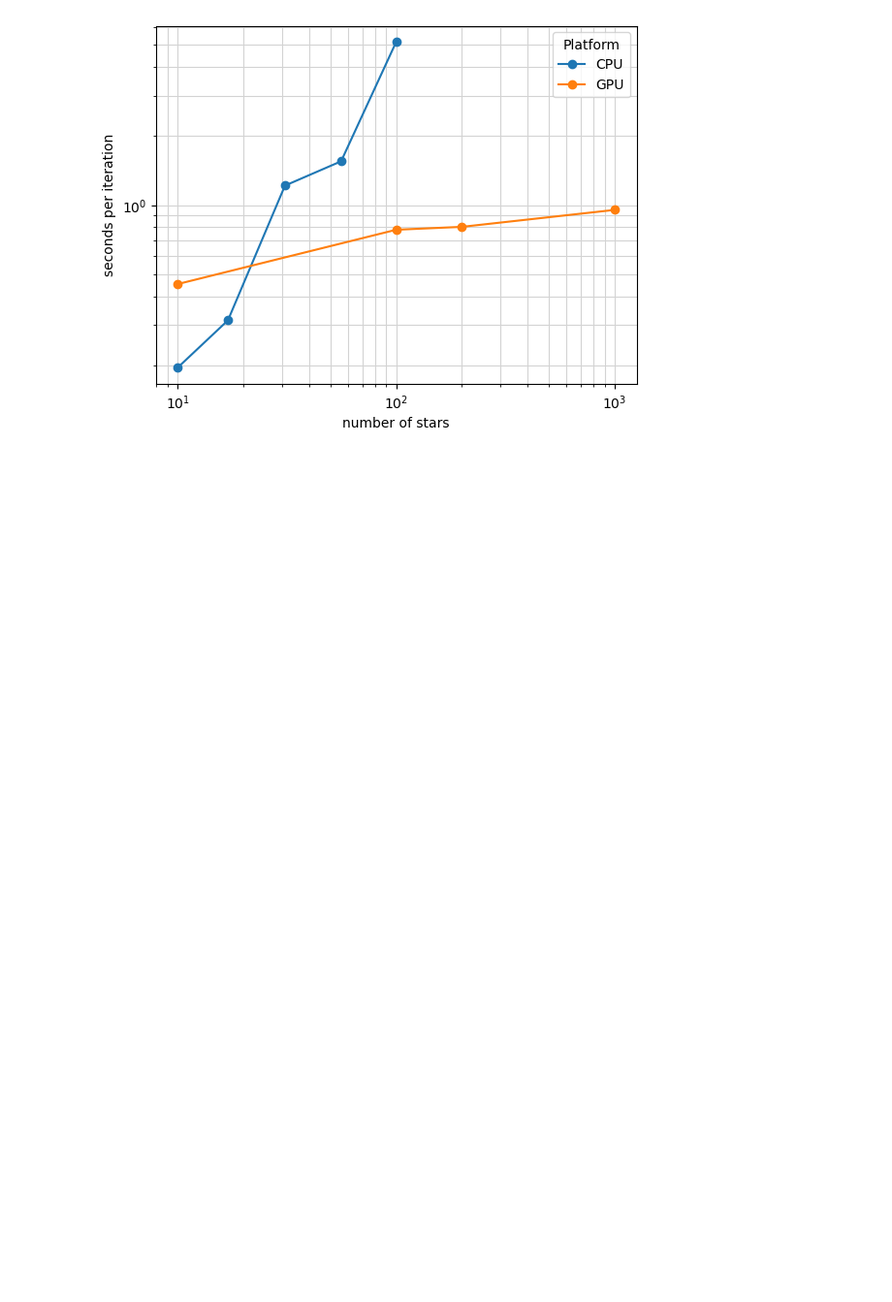
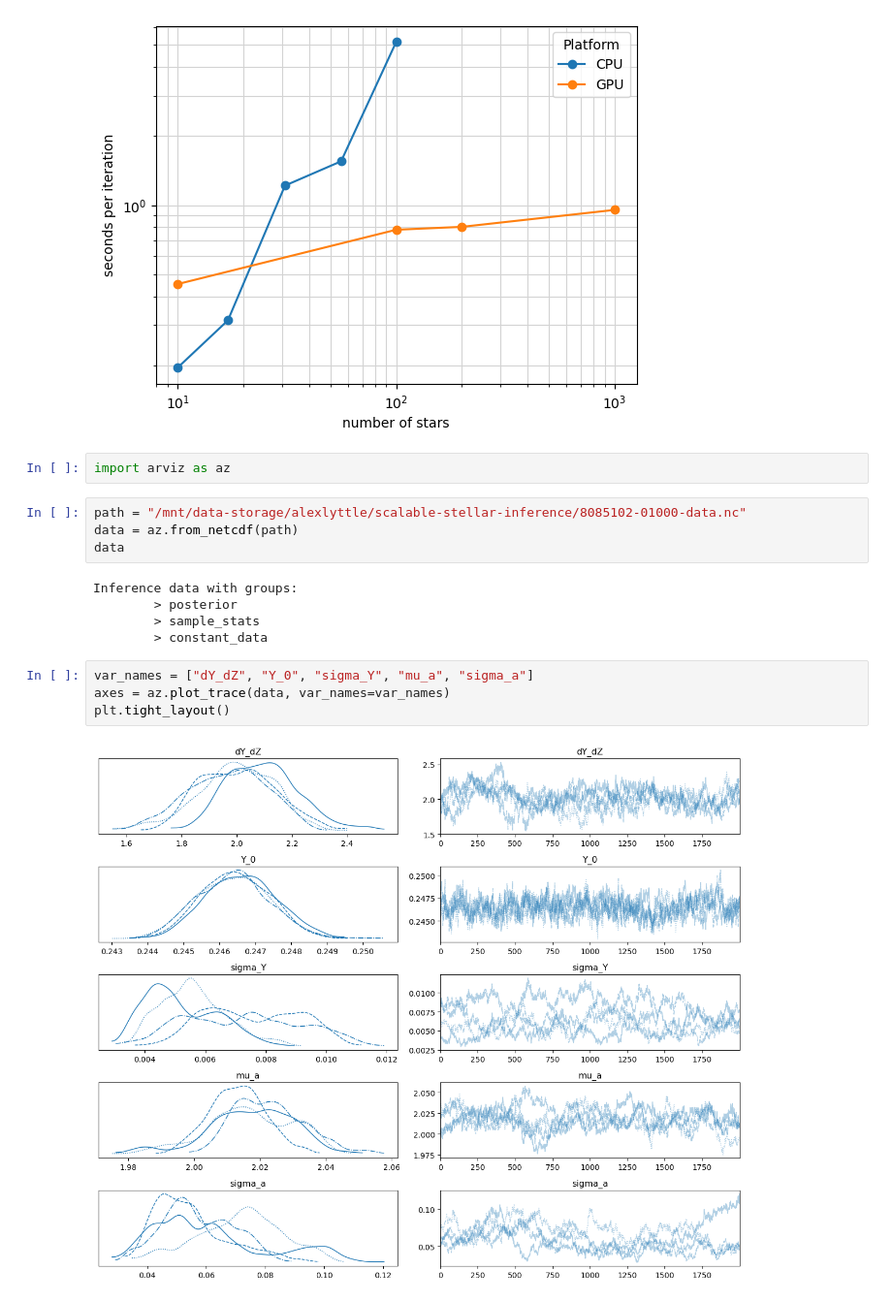
Before and after one commit to alexlyttle/scalable-stellar-inference, a Jupyter notebook: notebook/hierarchical-model-analysis.ipynb, the cells around one changed output. Shown at 97% size. Saved outputs shown, nothing was run; the diff lists cells and outputs as text; blank space fills up the shorter version.

```diff
--- a/notebook/hierarchical-model-analysis.ipynb
+++ b/notebook/hierarchical-model-analysis.ipynb
@@ -27,3 +31,20 @@ ax.legend(title="Platform")
 ax.grid(which="both", color="lightgray")
 # %% [output]
 [figure]
+# %%
+import arviz as az
+# %%
+path = "/mnt/data-storage/alexlyttle/scalable-stellar-inference/8085102-01000-data.nc"
+data = az.from_netcdf(path)
+data
+# %% [output]
+Inference data with groups:
+        > posterior
+        > sample_stats
+        > constant_data
+# %%
+var_names = ["dY_dZ", "Y_0", "sigma_Y", "mu_a", "sigma_a"]
+axes = az.plot_trace(data, var_names=var_names)
+plt.tight_layout()
+# %% [output]
+[figure, added]
```
Also changed, not shown: parts of 33 cells of this notebook.
